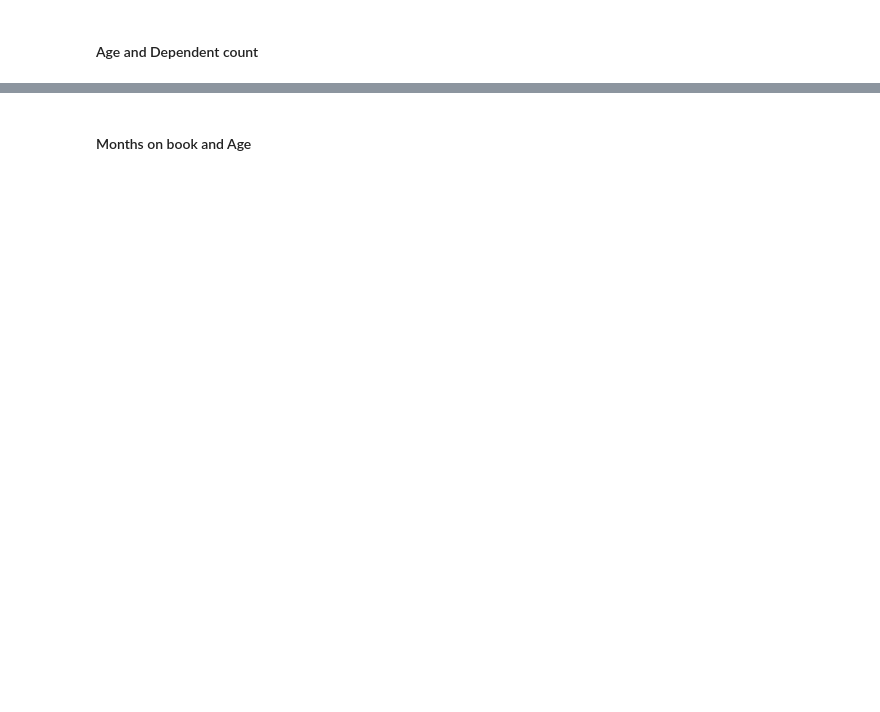
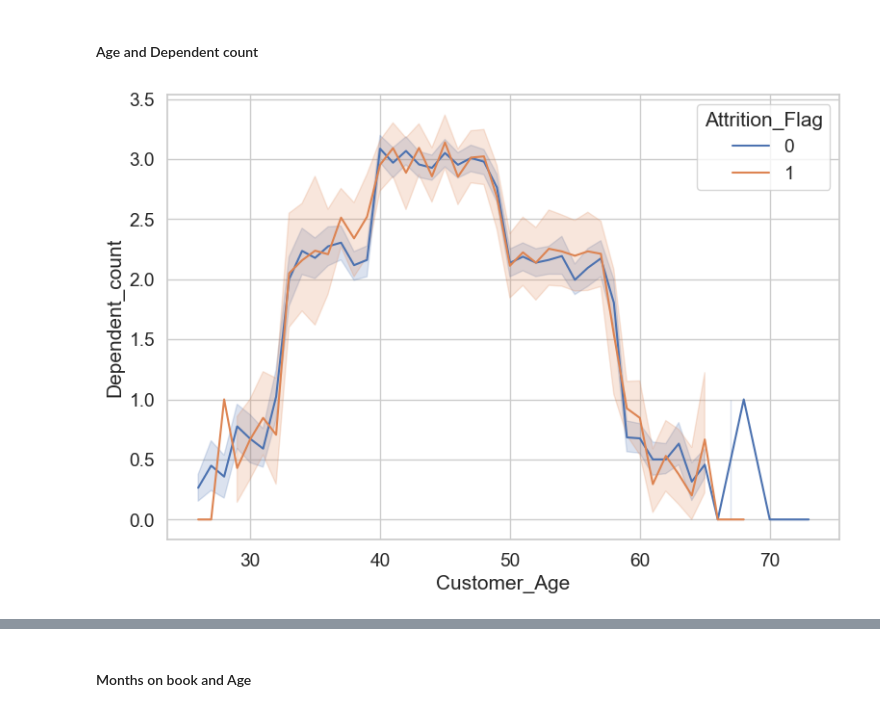
Before and after one commit to kasiadybcio/Credit_card, a Jupyter notebook: eda.ipynb, the cells around one changed output, grey strips where cells are left out. Saved outputs shown, nothing was run; the diff lists cells and outputs as text; code cells hidden in the pictures; blank space fills up the shorter version.

```diff
--- a/eda.ipynb
+++ b/eda.ipynb
@@ -527,2 +594,9 @@ plt.show()
 # %% [markdown]
 #### Age and Dependent count
+# %%
+sns.set_style("whitegrid",{'font_scale':'1.6'})
+plt.figure(figsize=(9, 6))
+sns.lineplot(data,x = "Customer_Age" ,y = "Dependent_count", hue = "Attrition_Flag")
+plt.show()
+# %% [output]
+[figure, added]
```
Also changed, not shown: parts of 22 cells of this notebook.
